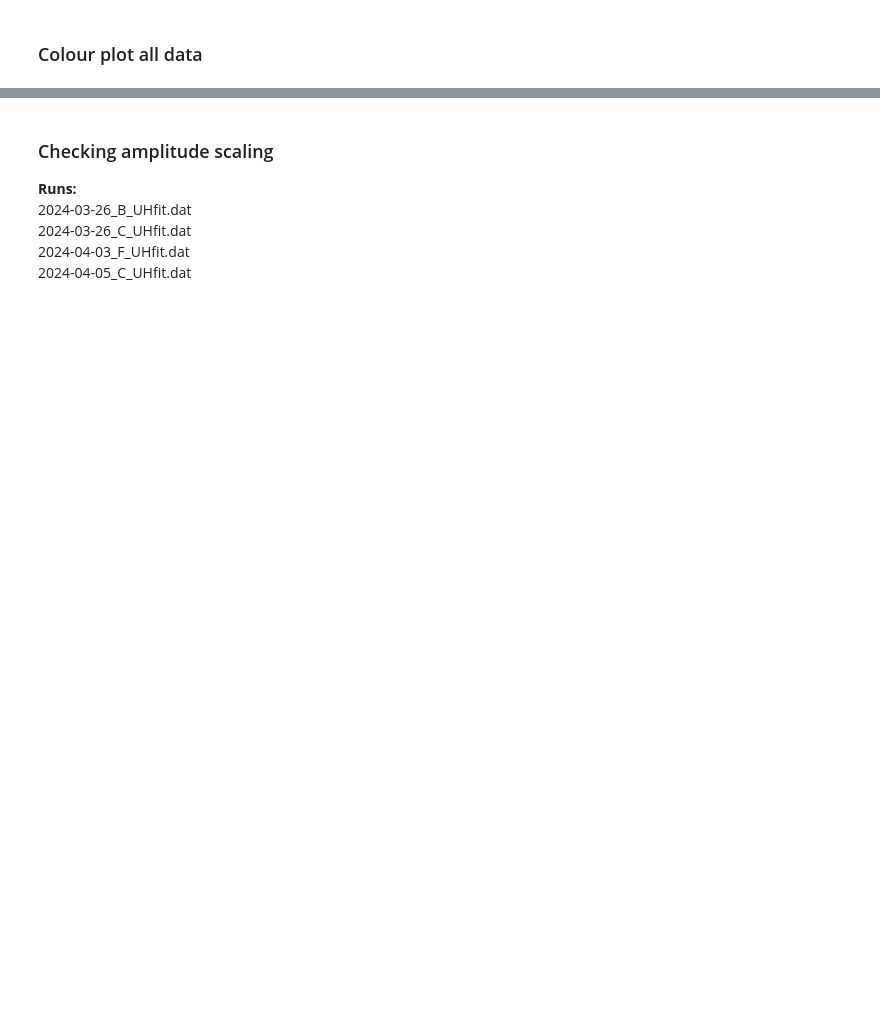
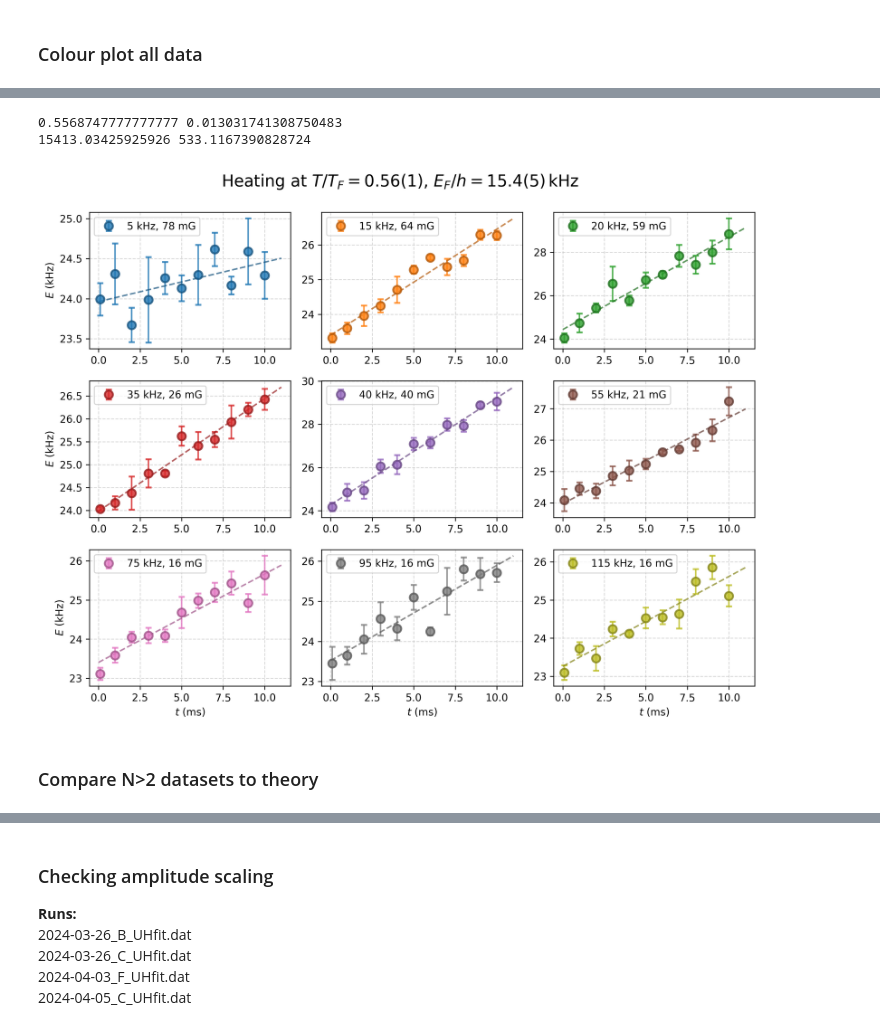
Before and after one commit to uoft-chiplab/Fast-Modulation-Contact-Correlation-Project, a Jupyter notebook: contact_correlations/heating_rate_analysis.ipynb, the cells around one changed output, grey strips where cells are left out. Saved outputs shown, nothing was run; the diff lists cells and outputs as text; code cells hidden in the pictures; blank space fills up the shorter version.

```diff
--- a/contact_correlations/heating_rate_analysis.ipynb
+++ b/contact_correlations/heating_rate_analysis.ipynb
@@ -207,0 +284,66 @@ most_common_freqs = results_df['freq'].value_counts()
+# %%
+drop_index = [2, 4, 7]
+df_plot = df_filtered.drop(index=drop_index)
+
+print(df_plot.ToTFi.mean(), df_plot.ToTFi.std())
+print(df_plot.EFi.mean(), df_plot.EFi.std())
+# %% [output]
+0.5568747777777777 0.013031741308750483
+15413.03425925926 533.1167390828724
+# %%
+# Plot each frequency group individually to assign distinct colors
+fig, axes = plt.subplots(3, 3, figsize=(10, 8), dpi=300)
+axs = axes.flatten()
+colors = plt.rcParams['axes.prop_cycle'].by_key()['color']
+colors = 2*colors
+
+fig.suptitle(r'Heating at $T/T_F = 0.56(1)$, $E_F/h=15.4(5)\,$kHz', fontsize=16, y=0.95)
+
+for i, row in enumerate(df_plot.itertuples(index=False)):
+    # print(row)
+    ax = axs[i]
+
+    trapped_gas_params = (row.ToTFi, row.EFi, row.barnu)
+
+    # Calculate a 30% darker version of the base color
+    rgb = mcolors.to_rgb(colors[i])
+    dark_edge_color = [c * 0.7 for c in rgb]  # Multiply by 0.7 to dim it
+
+    data = row.raw_data.groupby('time', as_index=False).agg(
+                                    E_mean=('E', 'mean'),
+                                    E_sem=('E', 'sem')
+                                )
+
+    ax.errorbar(
+        x=data['time']*1e3,  # ms
+        y=data['E_mean']/1e3,    # kHz
+        yerr=data['E_sem']/1e3,
+        fmt='o',                # 'none' completely hides the internal errorbar marker
+        color=colors[i],
+        markeredgecolor=dark_edge_color,
+        capsize=3,
+        alpha=0.8,
+        markeredgewidth=1.8,
+        markersize=8,             # Controls marker size
+        label=f'{row.freq/1e3:.0f} kHz, {row.Bamp*1e3:.0f} mG'    # Add a label for the legend
+    )
+
+    ts = np.linspace(0, row.total_time, 100)
+    ax.plot(ts*1e3, row.heating_rate*ts/1e3 + row.Ei_fit/1e3,
+            color=dark_edge_color, linestyle='--', alpha=0.7)
+
+    if i in [6, 7, 8]:  # Only label the bottom row
+        ax.set_xlabel(r'$t$ (ms)')
+    if i in [0, 3, 6]:  # Only label the leftmost column
+        ax.set_ylabel(r'$E$ (kHz)')
+
+    ax.grid(True, linestyle='--', alpha=0.5)
+    ax.legend()
+
+
+fig.tight_layout(rect=[0, 0, 1, 0.95])
+plt.show()
+# %% [output]
+[figure, added]
+# %% [markdown]
+### Compare N>2 datasets to theory
```
Also changed, not shown: parts of 17 cells of this notebook, 3 other files.
